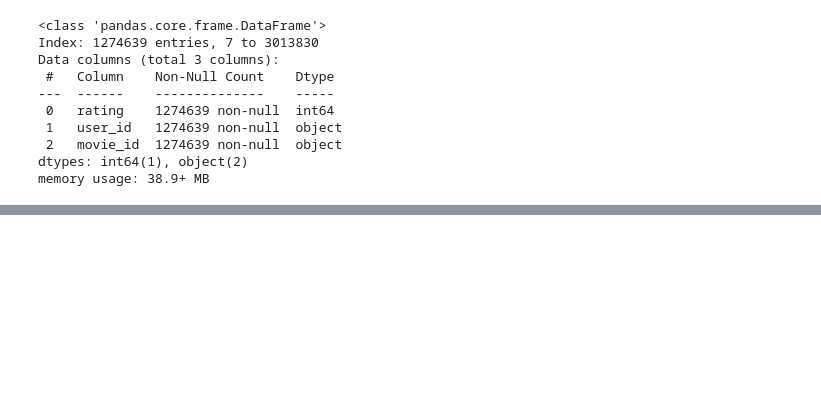
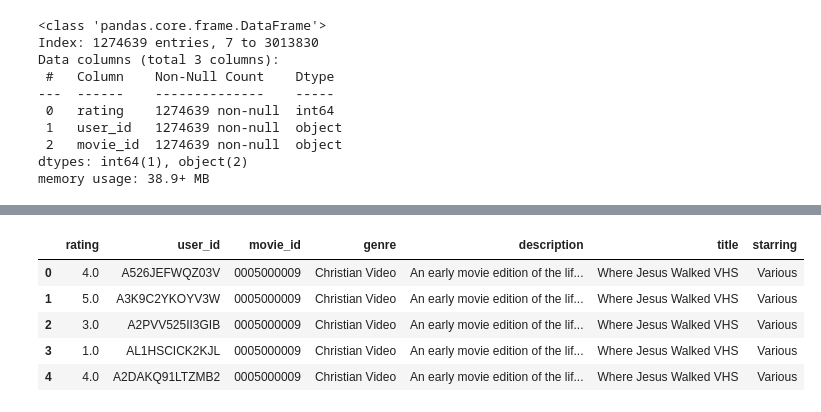
Before and after one commit to ImMaxRoss/film_finder, a Jupyter notebook: collab_model.ipynb, the cells around one changed output, grey strips where cells are left out. Saved outputs shown, nothing was run; the diff lists cells and outputs as text; code cells hidden in the pictures; blank space fills up the shorter version.

```diff
--- a/collab_model.ipynb
+++ b/collab_model.ipynb
@@ -100,0 +258,9 @@ RMSE: 1.0375
+# %%
+df_movies.head()
+# %% [output]
+|  | rating | user_id | movie_id | genre | description | title | starring |
+| 0 | 4.0 | A526JEFWQZ03V | 0005000009 | Christian Video | An early movie edition of the lif... | Where Jesus Walked VHS | Various |
+| 1 | 5.0 | A3K9C2YKOYV3W | 0005000009 | Christian Video | An early movie edition of the lif... | Where Jesus Walked VHS | Various |
+| 2 | 3.0 | A2PVV525II3GIB | 0005000009 | Christian Video | An early movie edition of the lif... | Where Jesus Walked VHS | Various |
+| 3 | 1.0 | AL1HSCICK2KJL | 0005000009 | Christian Video | An early movie edition of the lif... | Where Jesus Walked VHS | Various |
+| 4 | 4.0 | A2DAKQ91LTZMB2 | 0005000009 | Christian Video | An early movie edition of the lif... | Where Jesus Walked VHS | Various |
```
Also changed, not shown: parts of 22 cells of this notebook.
